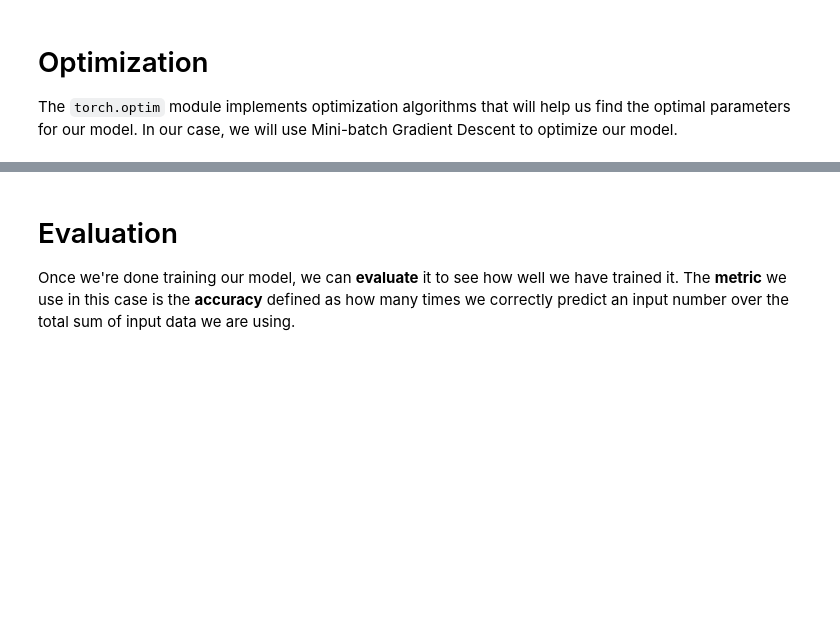
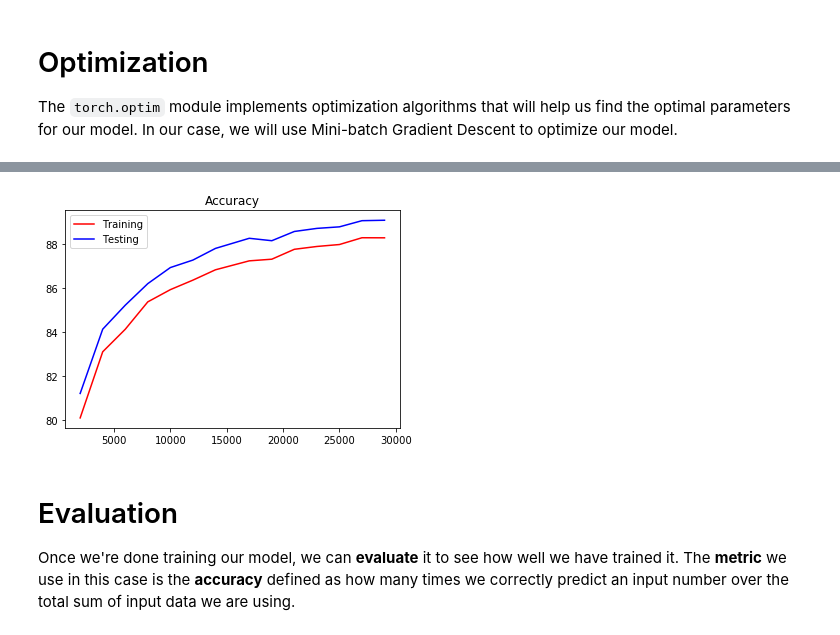
Before and after one commit to aaronlws95/deep-learning-tutorial, a Jupyter notebook: notebooks/2_logistic_regression.ipynb, the cells around one changed output, grey strips where cells are left out. Drawn from its saved outputs; the diff is of its cells as text; code cells hidden in the pictures; blank space fills up the shorter version.

```diff
--- a/notebooks/2_logistic_regression.ipynb
+++ b/notebooks/2_logistic_regression.ipynb
@@ -188,3 +241,11 @@ Finished Training
+# %%
+plt.plot(acc_iterations, acc_train_accuracy, 'r-')
+plt.plot(acc_iterations, acc_test_accuracy, 'b-')
+plt.legend(['Training', 'Testing'])
+plt.title('Accuracy')
+plt.show()
+# %% [output]
+[figure, added]
 # %% [markdown]
 # Evaluation
 
```
Also changed, not shown: parts of 8 cells of this notebook, 6 other files.
